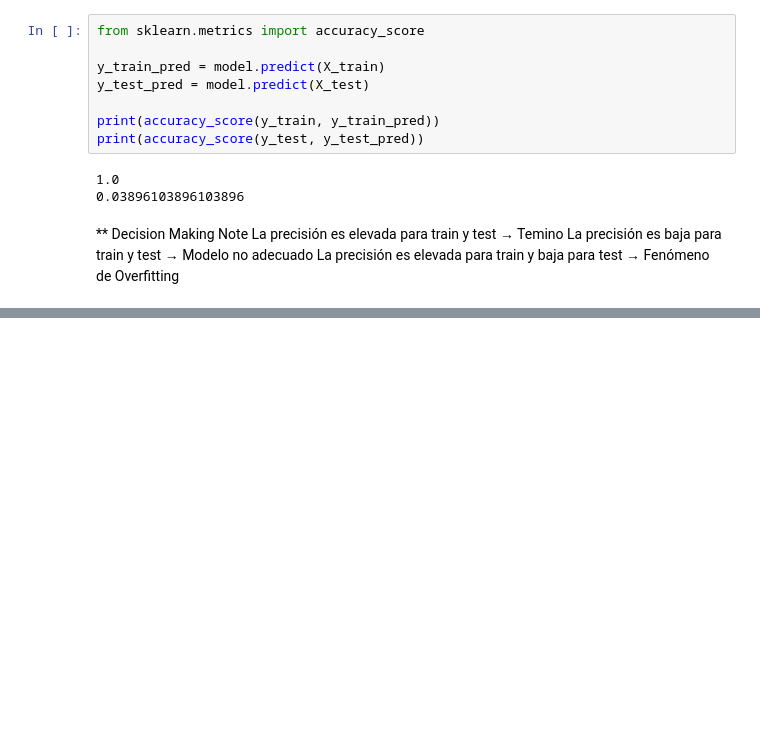
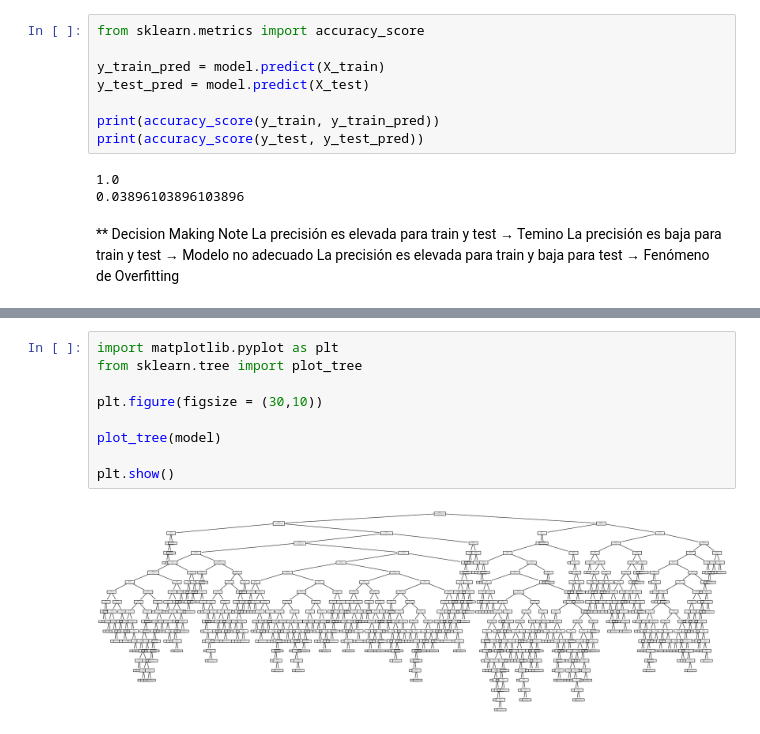
Before and after one commit to 4GeeksAcademy/EDA-and-Random-Forest_diabetes-data, a Jupyter notebook: src/explore.ipynb, the cells around one changed output, grey strips where cells are left out. Drawn from its saved outputs; the diff is of its cells as text; blank space fills up the shorter version.

```diff
--- a/src/explore.ipynb
+++ b/src/explore.ipynb
@@ -281,0 +309,11 @@ La precisión es elevada para train y baja para test → Fenómeno de Overfittin
+# %%
+import matplotlib.pyplot as plt
+from sklearn.tree import plot_tree
+
+plt.figure(figsize = (30,10))
+
+plot_tree(model)
+
+plt.show()
+# %% [output]
+[figure, added]
```
Also changed, not shown: parts of 4 cells of this notebook.
